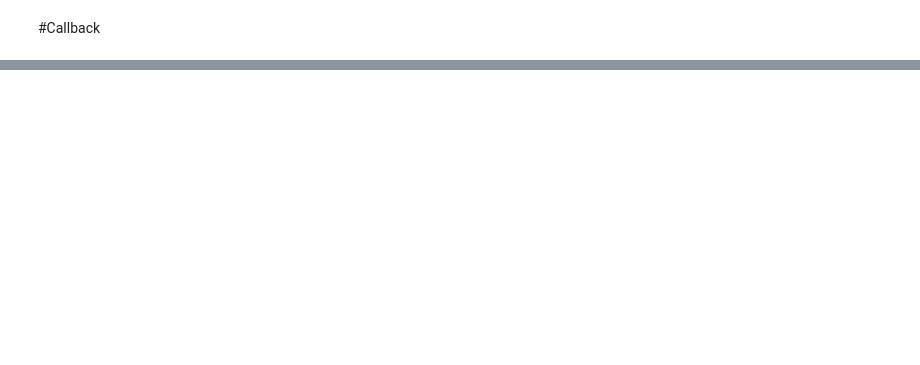
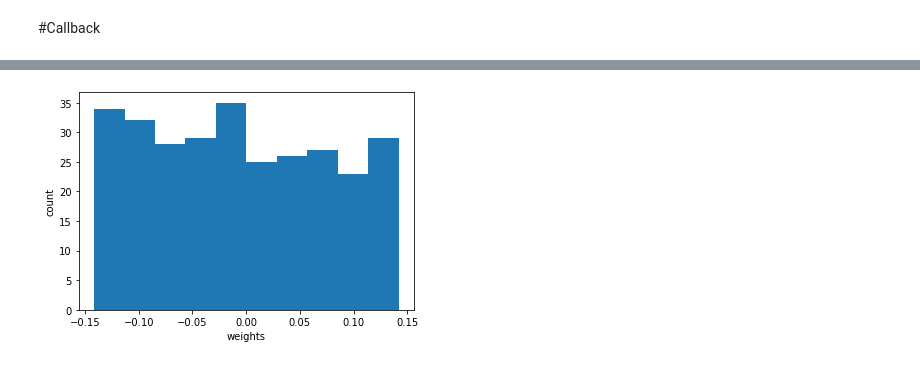
Before and after one commit to zangsu/AI_Hub, a Jupyter notebook: 2022_Mobile_AI_AIHUB/8_fashion_mnist_ cnn.ipynb, the cells around one changed output, grey strips where cells are left out. Saved outputs shown, nothing was run; the diff lists cells and outputs as text; code cells hidden in the pictures; blank space fills up the shorter version.

```diff
--- a/2022_Mobile_AI_AIHUB/8_fashion_mnist_ cnn.ipynb
+++ b/2022_Mobile_AI_AIHUB/8_fashion_mnist_ cnn.ipynb
@@ -146,0 +323,5 @@ plot_history(history.history)
+# %%
+#학습이 된 필터와 안된 필터를 비교해보자.
+init_model = keras.Sequential()
+init_model.add(layers.Conv2D(32, (3,3), activation='relu', padding='same', input_shape = (28, 28, 1)))
+init_model.summary()
@@ -146,0 +340,3 @@ plot_history(history.history)
+# %%
+new_conv = init_model.layers[0]
+print(new_conv.weights[0].shape, new_conv.weights[1].shape)
@@ -146,0 +345,4 @@ plot_history(history.history)
+# %%
+weights = new_conv.weights[0].numpy()
+print(weights.shape)
+print(weights)
@@ -146,0 +367,9 @@ plot_history(history.history)
+# %%
+import matplotlib.pyplot as plt
+
+plt.hist(weights.reshape(-1,1))#학습 된 weight들 각각의 분포를 확인해보자
+plt.xlabel('weights')
+plt.ylabel('count')
+plt.show()
+# %% [output]
+[figure, added]
```
Also changed, not shown: parts of 48 cells of this notebook.
